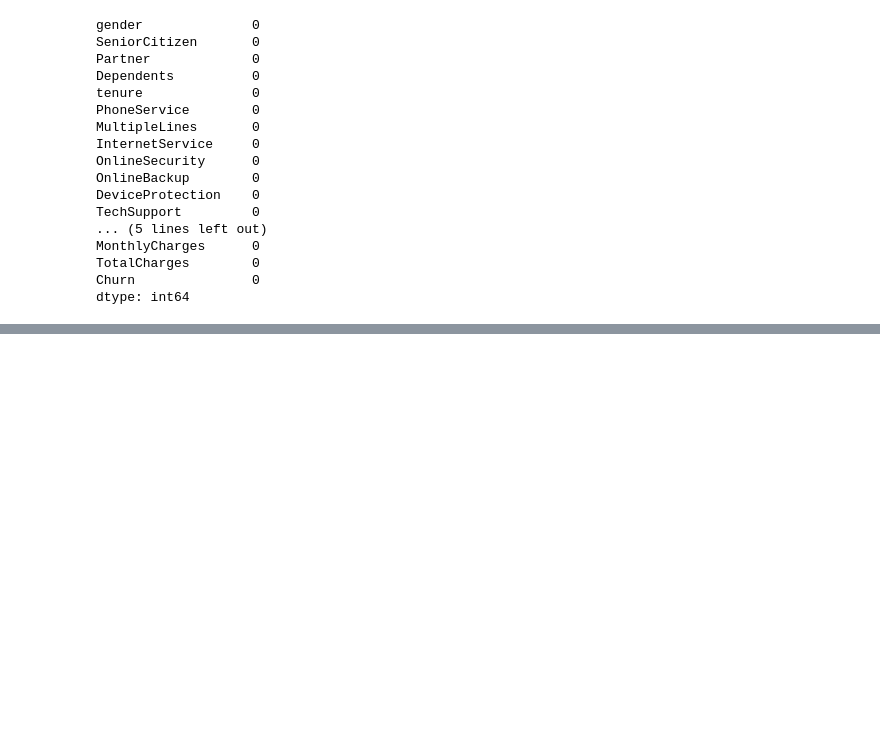
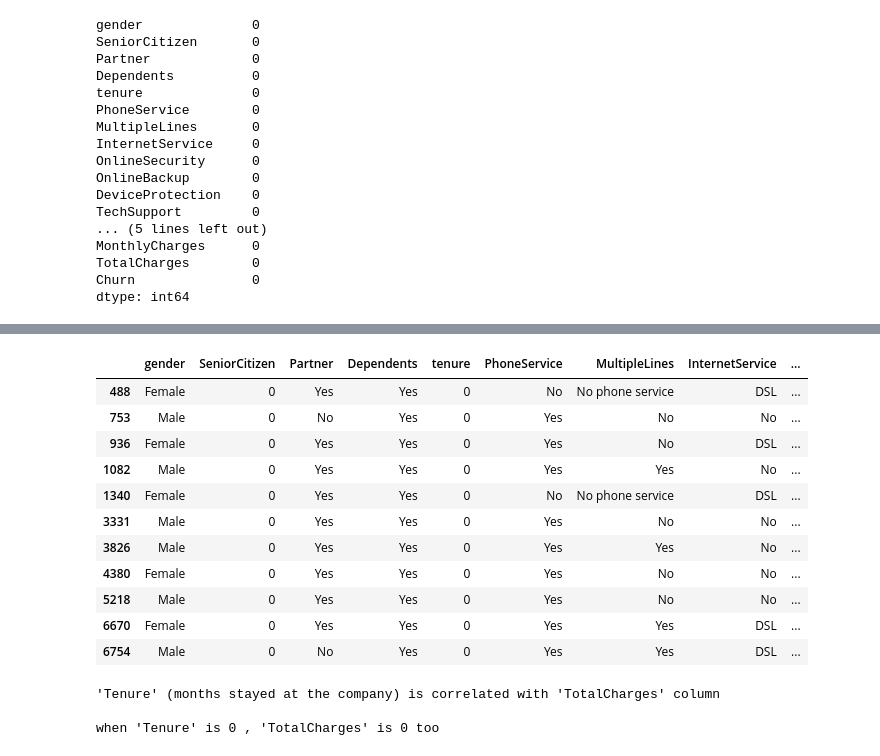
Before and after one commit to ss22aba/Customer-Churn-Prediction, a Jupyter notebook: Customer_Churn_Prediction_and_Analysis_.ipynb, the cells around one changed output, grey strips where cells are left out. Cells and saved outputs as stored; diff of their text form; code cells hidden in the pictures; blank space fills up the shorter version.

Commit message:
Checked missing values. Changed data type. Removed nan values

```diff
--- a/Customer_Churn_Prediction_and_Analysis_.ipynb
+++ b/Customer_Churn_Prediction_and_Analysis_.ipynb
@@ -177,0 +209,28 @@ dtype: int64
+# %%
+# Convert TotalCharges to numeric
+df_churn["TotalCharges"] = pd.to_numeric(df_churn["TotalCharges"], errors = 'coerce')
+# %%
+# Identifies the indices of rows where the TotalCharges column has NaN values
+indices_null_tc = df_churn[df_churn["TotalCharges"].isna()].index
+# %%
+# To display the rows of df_churn where the TotalCharges column has NaN values
+display(df_churn.iloc[indices_null_tc])
+
+print("'Tenure' (months stayed at the company) is correlated with 'TotalCharges' column\n")
+print("when 'Tenure' is 0 , 'TotalCharges' is 0 too")
+# %% [output]
+|  | gender | SeniorCitizen | Partner | Dependents | tenure | PhoneService | MultipleLines | InternetService | ... |
+| 488 | Female | 0 | Yes | Yes | 0 | No | No phone service | DSL | ... |
+| 753 | Male | 0 | No | Yes | 0 | Yes | No | No | ... |
+| 936 | Female | 0 | Yes | Yes | 0 | Yes | No | DSL | ... |
+| 1082 | Male | 0 | Yes | Yes | 0 | Yes | Yes | No | ... |
+| 1340 | Female | 0 | Yes | Yes | 0 | No | No phone service | DSL | ... |
+| 3331 | Male | 0 | Yes | Yes | 0 | Yes | No | No | ... |
+| 3826 | Male | 0 | Yes | Yes | 0 | Yes | Yes | No | ... |
+| 4380 | Female | 0 | Yes | Yes | 0 | Yes | No | No | ... |
+| 5218 | Male | 0 | Yes | Yes | 0 | Yes | No | No | ... |
+| 6670 | Female | 0 | Yes | Yes | 0 | Yes | Yes | DSL | ... |
+| 6754 | Male | 0 | No | Yes | 0 | Yes | Yes | DSL | ... |
+'Tenure' (months stayed at the company) is correlated with 'TotalCharges' column
+
+when 'Tenure' is 0 , 'TotalCharges' is 0 too
```
Also changed, not shown: parts of 2 cells of this notebook.
